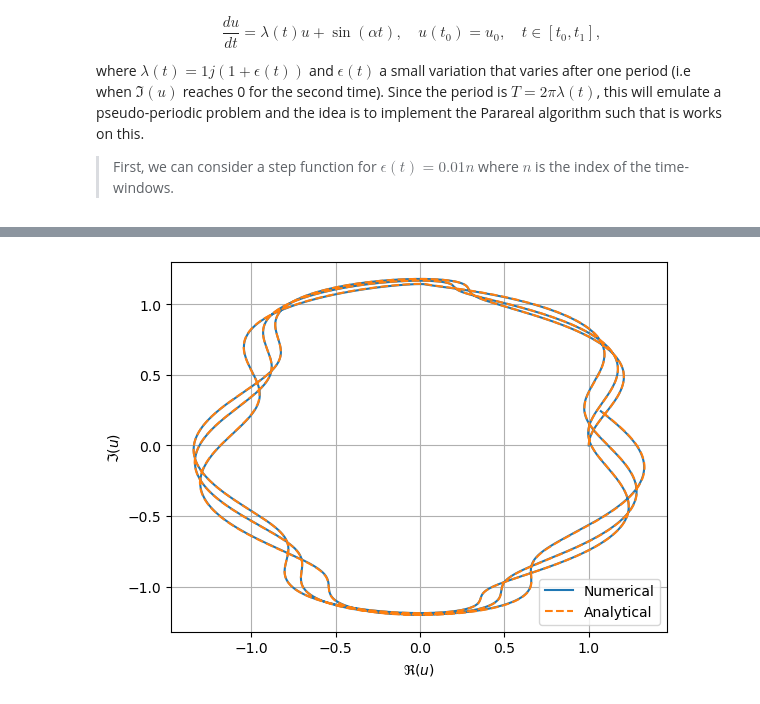
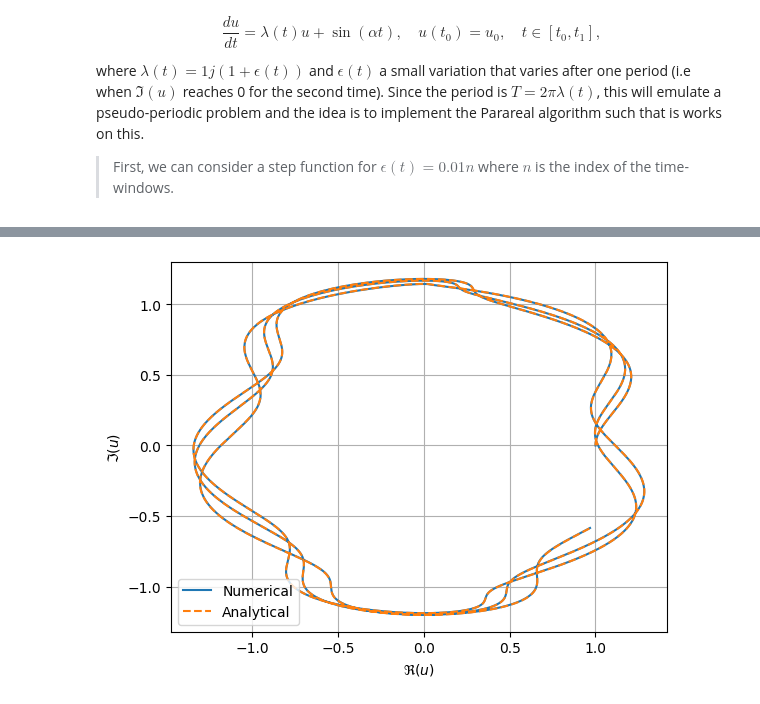
Before and after one commit to github-mathe/PinT-LIB, a Jupyter notebook: scripts/notebooks/dahlquist.ipynb, the cells around one changed output, grey strips where cells are left out. Cells and saved outputs as stored; diff of their text form; code cells hidden in the pictures.

```diff
--- a/scripts/notebooks/dahlquist.ipynb
+++ b/scripts/notebooks/dahlquist.ipynb
@@ -399,10 +457,9 @@ def timeStepperModiefied(u0, t0, t1, nSteps):
 # %%
-nSteps = 100000
-t, uNum = timeStepperModiefied(u0, 0, tEnd, nSteps)
-
+nSteps = 10000
+T, uNum, NS = timeStepperNewVec(u0, 0, tEnd, 1/nSteps)
 plt.plot(uNum.real, uNum.imag, label="Numerical")
 plt.plot(uTh.real, uTh.imag, "--", label="Analytical")
-plt.legend(), plt.xlabel(r"$\Re(u)$"), plt.ylabel(r"$\Im(u)$"), plt.grid();
+plt.legend(loc="lower left"), plt.xlabel(r"$\Re(u)$"), plt.ylabel(r"$\Im(u)$"), plt.grid();
 # %% [output]
-[figure, old version]
+[figure, new version]
 # %%
```
Also changed, not shown: parts of 10 cells of this notebook.
